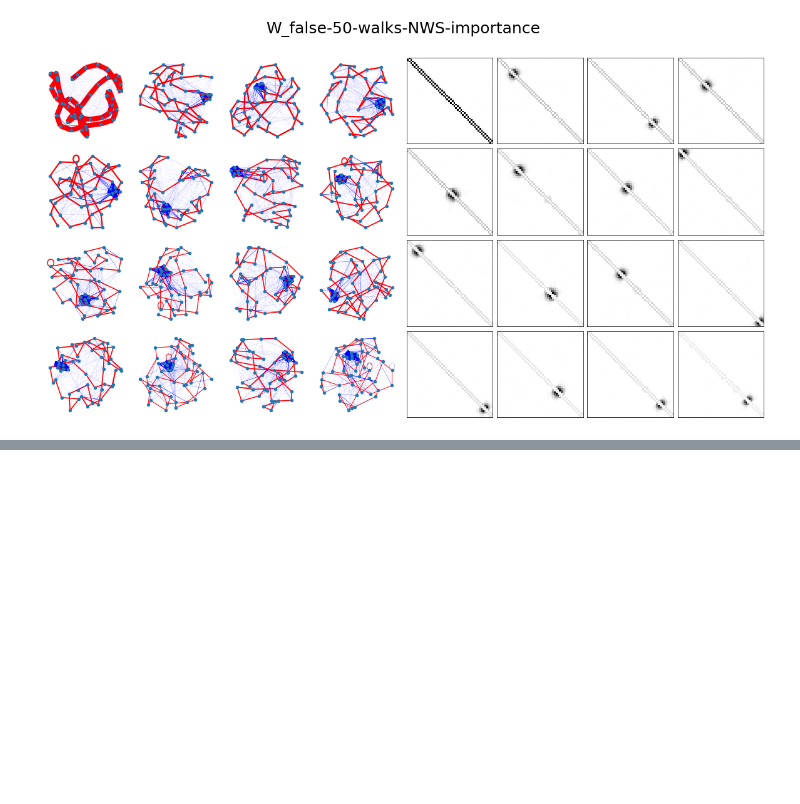
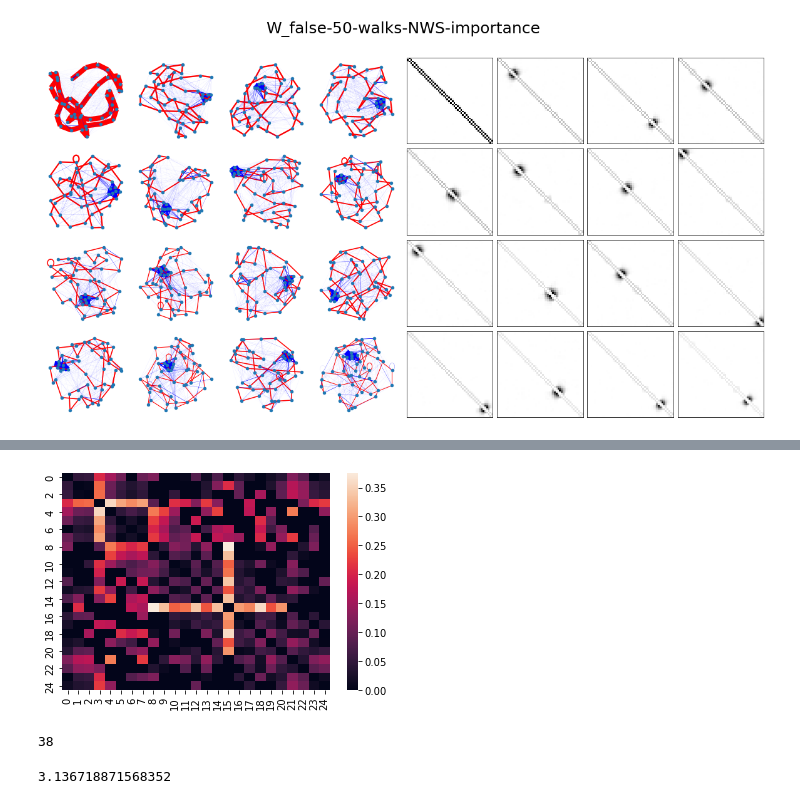
Before and after one commit to BryaneX455/reu2022, a Jupyter notebook: Kuramoto Model/Final Notebook.ipynb, the cells around one changed output, grey strips where cells are left out. Cells and saved outputs as stored; diff of their text form; code cells hidden in the pictures; blank space fills up the shorter version.

```diff
--- a/Kuramoto Model/Final Notebook.ipynb
+++ b/Kuramoto Model/Final Notebook.ipynb
@@ -173,0 +246,5 @@ display_dict_and_graph(title='W_false-{}-walks-{}-importance'.format(k, ntwk_non
+# %%
+col_adj = adj_to_coladj(adj, dynamics)
+sns.heatmap(col_adj);
+# %% [output]
+[figure, added]
@@ -173,0 +288,11 @@ display_dict_and_graph(title='W_false-{}-walks-{}-importance'.format(k, ntwk_non
+# %%
+for i in range(1, 126):
+    if predict_concentration(sim.T[i]) < np.pi:
+        print(i)
+        break
+# %% [output]
+38
+# %%
+predict_concentration(sim.T[38])
+# %% [output]
+3.136718871568352
```
Also changed, not shown: parts of 33 cells of this notebook, 10 other files.
